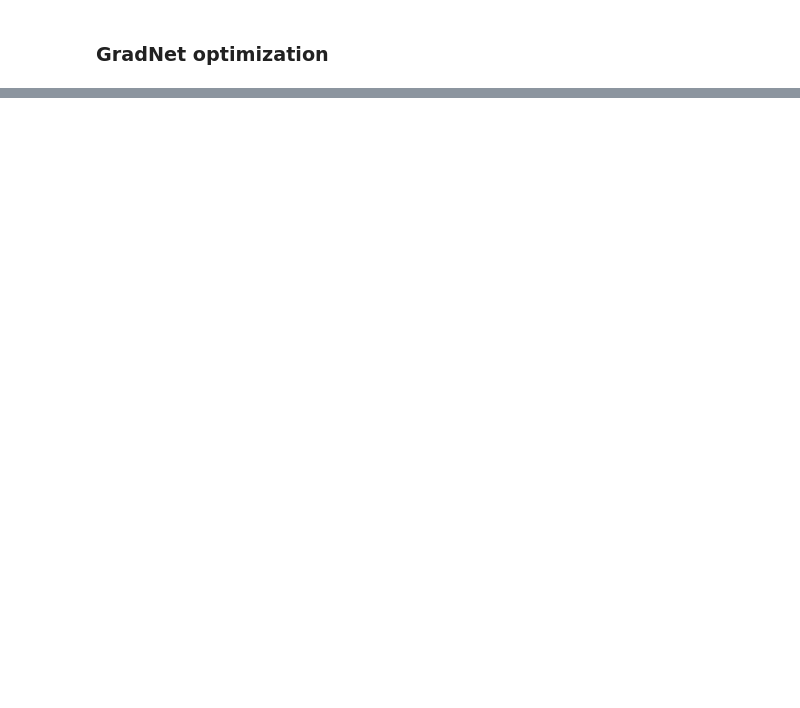
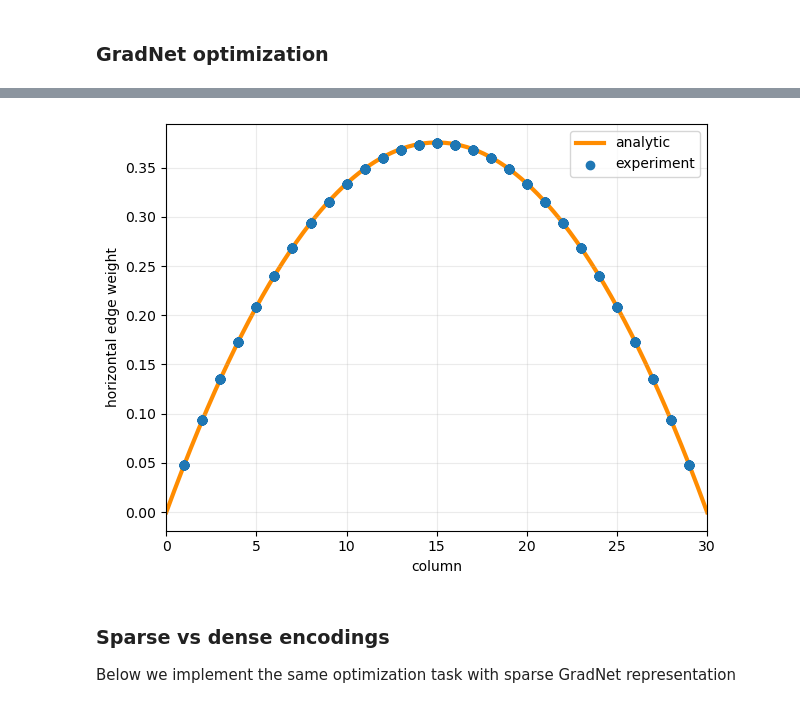
Before and after one commit to mikaberidze/gradnet, a Jupyter notebook: examples/1_algebraic_connectivity.ipynb, the cells around one changed output, grey strips where cells are left out. Cells and saved outputs as stored; diff of their text form; code cells hidden in the pictures; blank space fills up the shorter version.

```diff
--- a/examples/1_algebraic_connectivity.ipynb
+++ b/examples/1_algebraic_connectivity.ipynb
@@ -331,0 +119,27 @@ Quadratic coefficients: a0=0.02727, a1=0.05725, a2=-0.001974
+# %%
+# Horizontal edges + their 1-based column location
+edges_h = [(u, v) for (u, v) in net.edges()
+           if (u // cols == v // cols) and (abs(u - v) == 1)]
+
+xh_col = [min(u % cols, v % cols) + 1 for (u, v) in edges_h]   # 1..cols-1
+wh     = [net[u][v]["weight"] for (u, v) in edges_h]
+
+xx = np.linspace(0, cols, 400)
+yy = (3/2) * budget_per_node / ((rows - 1) * (rows + 1)) * xx * (rows - xx)
+
+plt.figure()
+plt.plot(xx, yy, label="analytic", zorder=1, linewidth=3, color="darkorange")
+plt.scatter(xh_col, wh, zorder=2, label="experiment")
+
+plt.xlabel("column")
+plt.ylabel("horizontal edge weight")
+plt.xlim(0, cols)
+plt.grid(True, alpha=0.25)
+plt.legend()
+plt.tight_layout()
+plt.show()
+# %% [output]
+[figure, added]
+# %% [markdown]
+### Sparse vs dense encodings
+Below we implement the same optimization task with sparse GradNet representation
```
Also changed, not shown: parts of 18 cells of this notebook, 18 other files.
